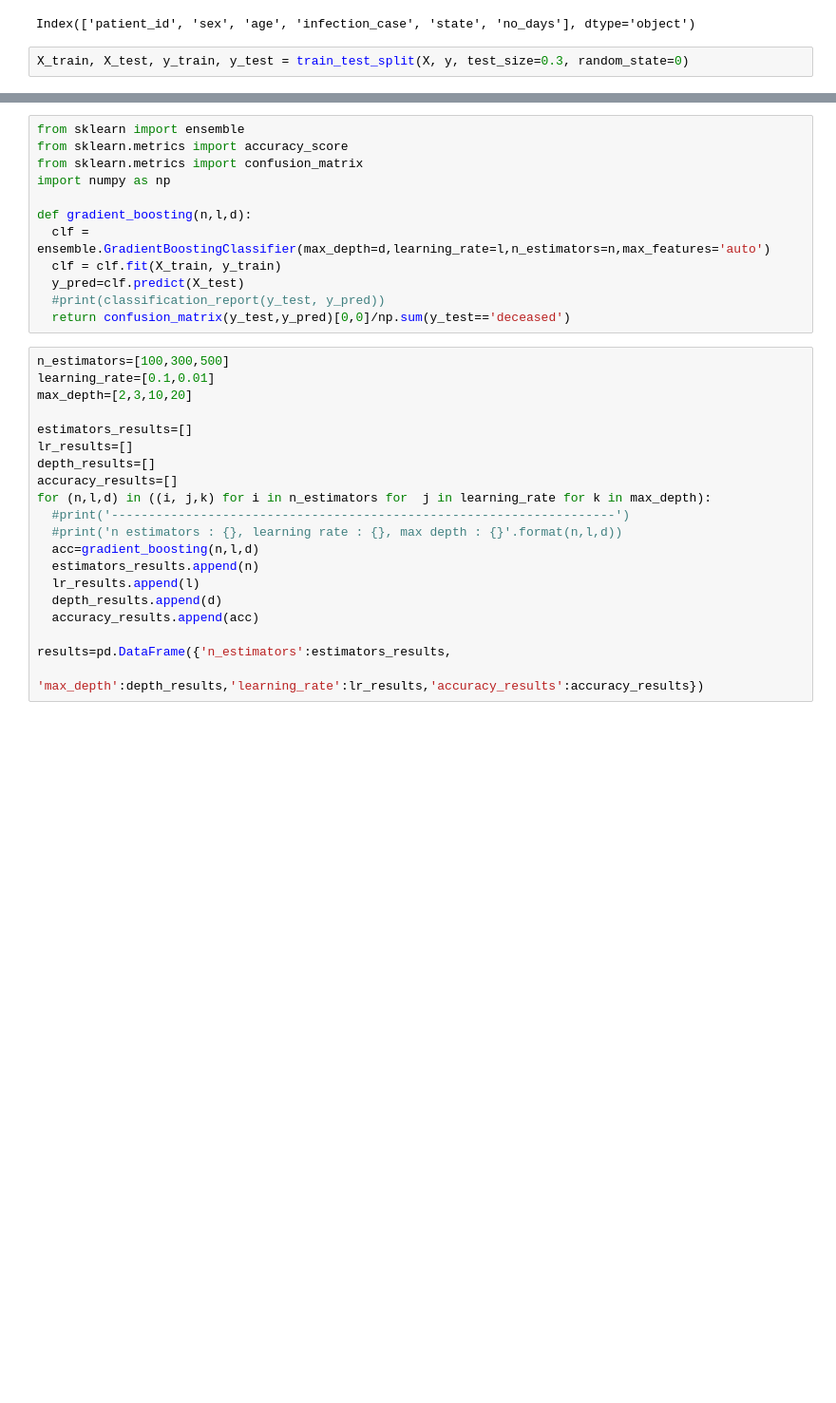
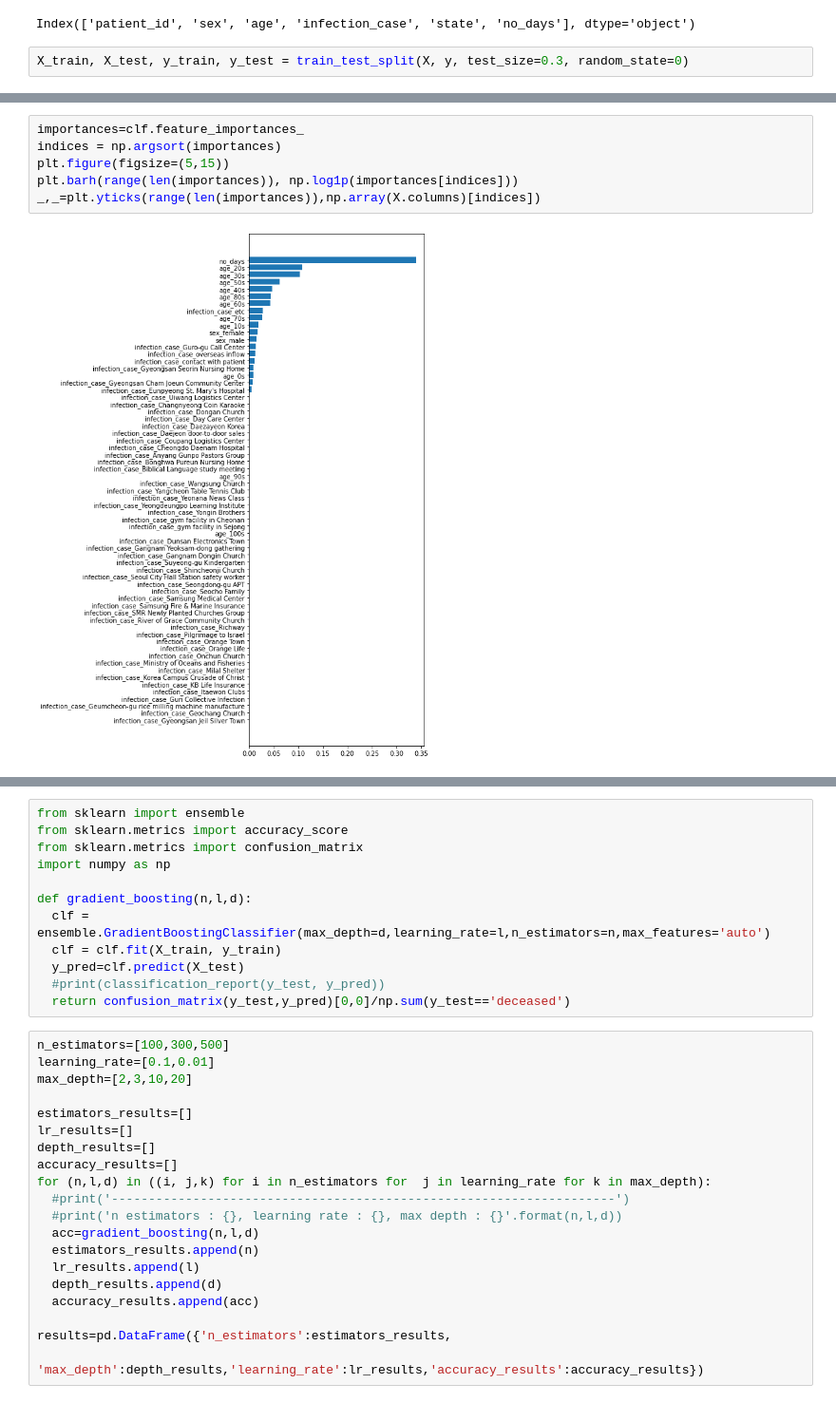
Before and after one commit to sherna90/mineria_datos, a Jupyter notebook: 5.-arboles.ipynb, the cells around one changed output, grey strips where cells are left out. Shown at 95% size. Drawn from its saved outputs; the diff is of its cells as text; blank space fills up the shorter version.

```diff
--- a/5.-arboles.ipynb
+++ b/5.-arboles.ipynb
@@ -283,3 +281,11 @@ Accuracy : 0.9597523219814241
+# %%
+importances=clf.feature_importances_
+indices = np.argsort(importances)
+plt.figure(figsize=(5,15))
+plt.barh(range(len(importances)), np.log1p(importances[indices]))
+_,_=plt.yticks(range(len(importances)),np.array(X.columns)[indices])
+# %% [output]
+[figure, added]
 # %%
 confusion_matrix(y_test,y_pred)[0,0]/np.sum(y_test=='deceased')
 # %% [output]
```
Also changed, not shown: parts of 6 cells of this notebook.
